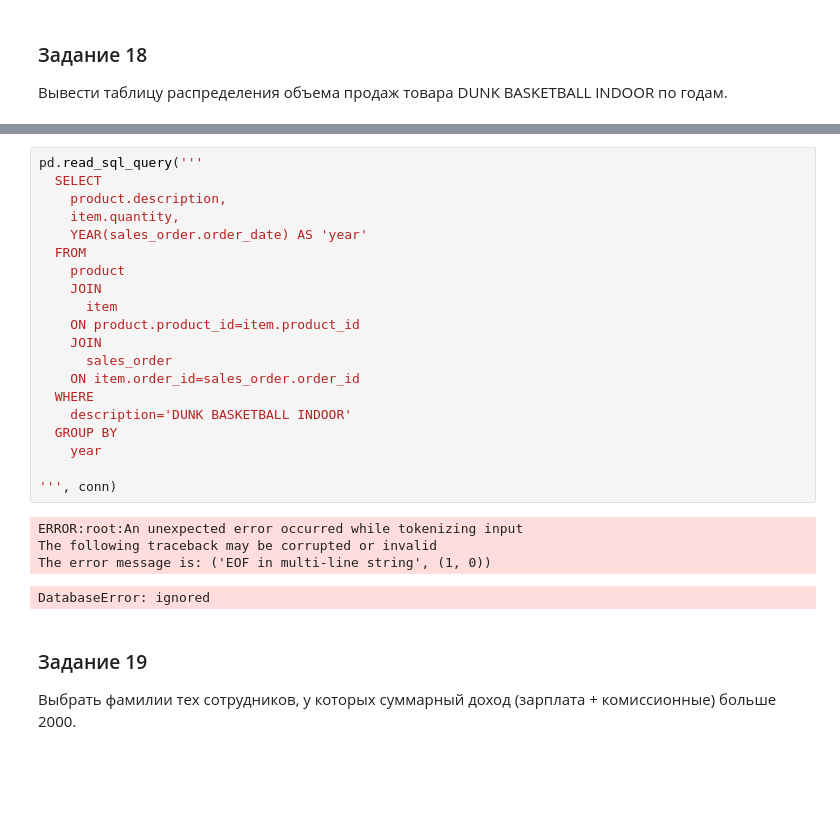
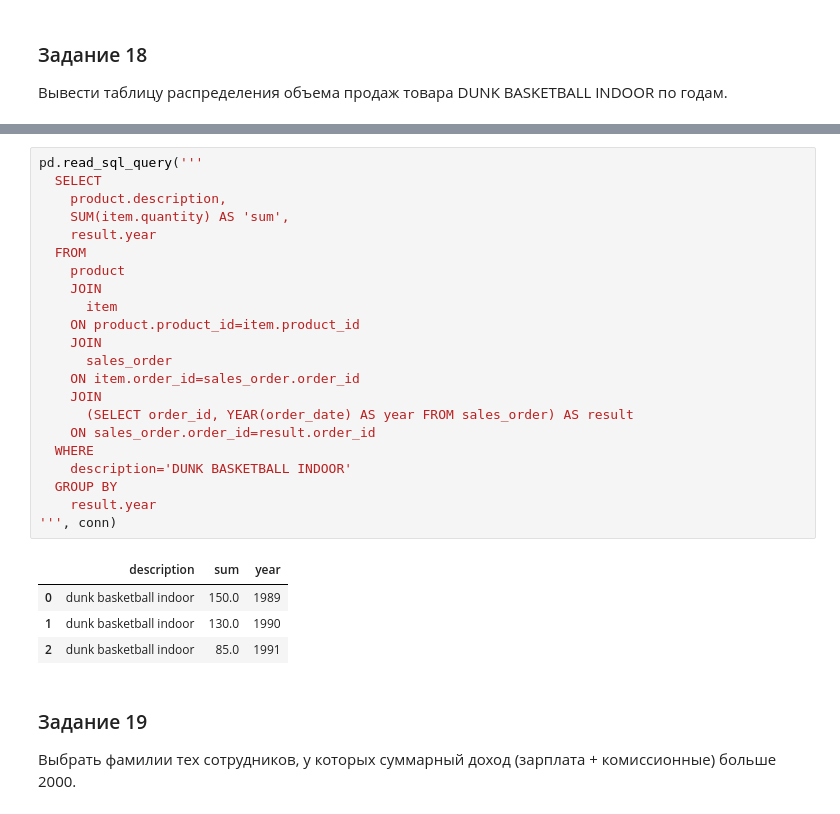
Before and after one commit to theysee/sberbank_reboot, a Jupyter notebook: Поток_3_Практика_к_занятию_5.ipynb, the cells around one changed output, grey strips where cells are left out. Saved outputs shown, nothing was run; the diff lists cells and outputs as text; blank space fills up the shorter version.

```diff
--- a/Поток_3_Практика_к_занятию_5.ipynb
+++ b/Поток_3_Практика_к_занятию_5.ipynb
@@ -569,28 +567,30 @@ pd.read_sql_query('''
 # %%
 pd.read_sql_query('''
   SELECT
     product.description,
-    item.quantity,
-    YEAR(sales_order.order_date) AS 'year'
+    SUM(item.quantity) AS 'sum',
+    result.year
   FROM
     product
     JOIN
       item
     ON product.product_id=item.product_id
     JOIN
       sales_order
     ON item.order_id=sales_order.order_id
+    JOIN
+      (SELECT order_id, YEAR(order_date) AS year FROM sales_order) AS result
+    ON sales_order.order_id=result.order_id
   WHERE
     description='DUNK BASKETBALL INDOOR'
   GROUP BY
-    year
-
+    result.year
 ''', conn)
 # %% [output]
-ERROR:root:An unexpected error occurred while tokenizing input
-The following traceback may be corrupted or invalid
-The error message is: ('EOF in multi-line string', (1, 0))
-DatabaseError: ignored
+|  | description | sum | year |
+| 0 | dunk basketball indoor | 150.0 | 1989 |
+| 1 | dunk basketball indoor | 130.0 | 1990 |
+| 2 | dunk basketball indoor | 85.0 | 1991 |
 # %% [markdown]
 ### Задание 19
 Выбрать фамилии тех сотрудников, у которых суммарный доход (зарплата + комиссионные) больше 2000.
```
Also changed, not shown: parts of 5 cells of this notebook.
